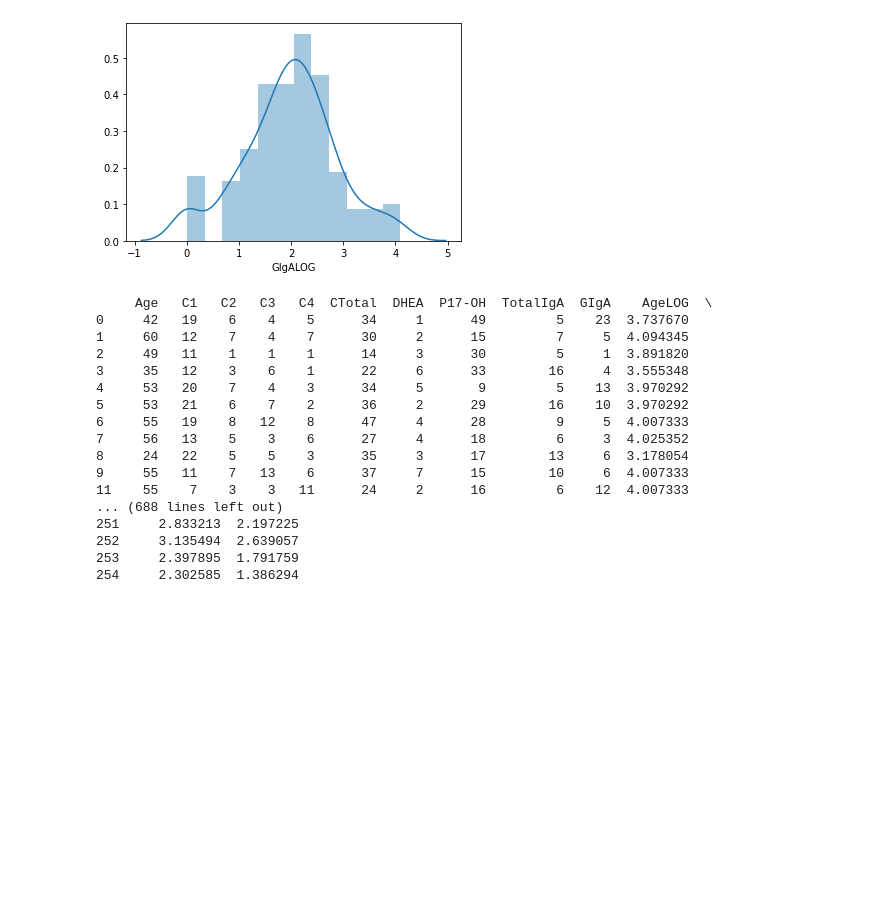
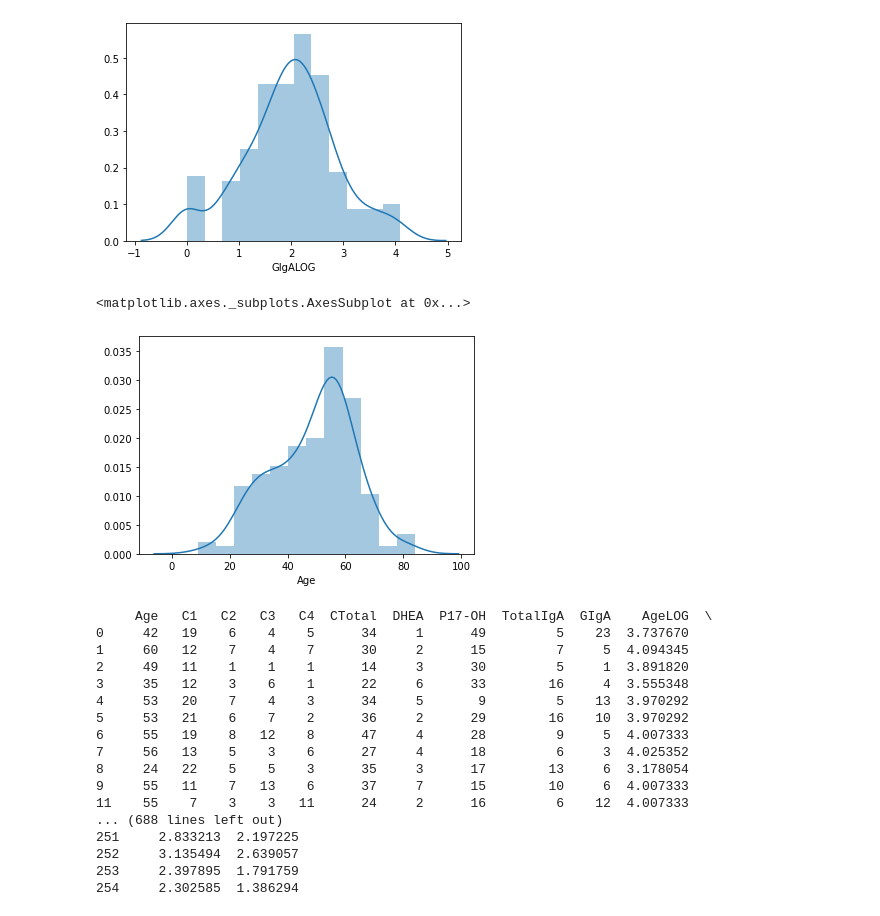
Before and after one commit to MartyRhodes/The-Chill-Team, a Jupyter notebook: Question 4- Python File.ipynb, the cells around one changed output. Cells and saved outputs as stored; diff of their text form; code cells hidden in the pictures; blank space fills up the shorter version.

```diff
--- a/Question 4- Python File.ipynb
+++ b/Question 4- Python File.ipynb
@@ -281,6 +281,11 @@ sns.distplot(ASI_Base1['GIgALOG'])
 # %% [output]
 <matplotlib.axes._subplots.AxesSubplot at 0x...>
 [figure]
+# %%
+sns.distplot(ASI_Base1['Age'])
+# %% [output]
+<matplotlib.axes._subplots.AxesSubplot at 0x...>
+[figure, added]
 # %%
 pd.set_option('display.max_rows', None)
 pd.set_option('display.max_columns', None)
```
Also changed, not shown: parts of 12 cells of this notebook, 2 other files.
